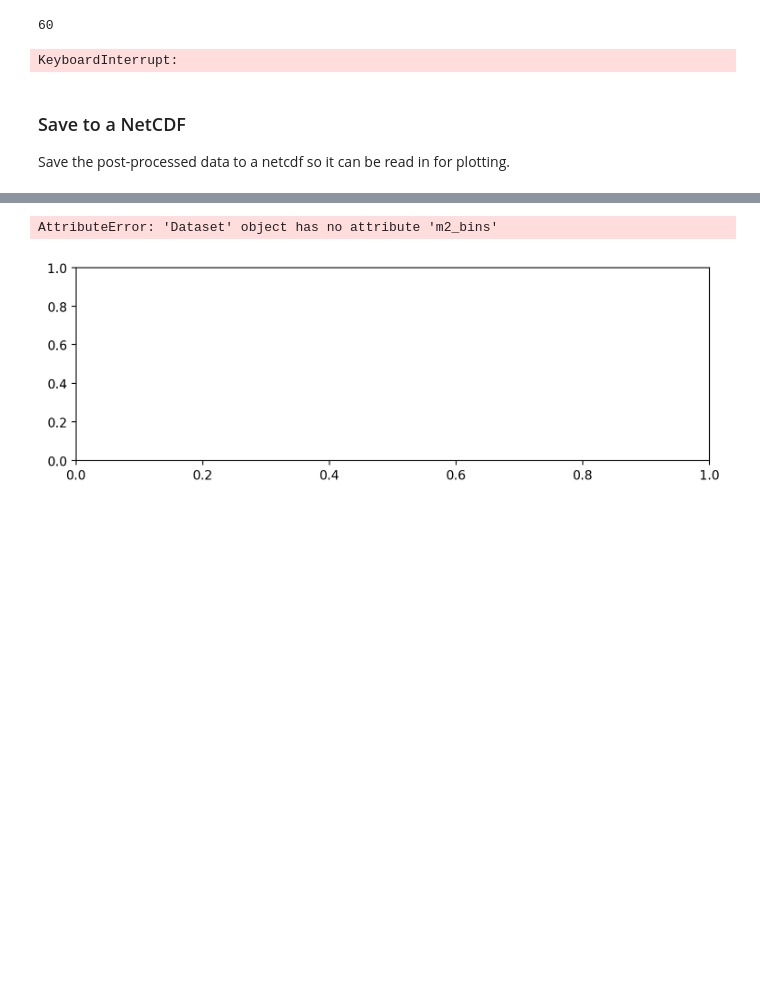
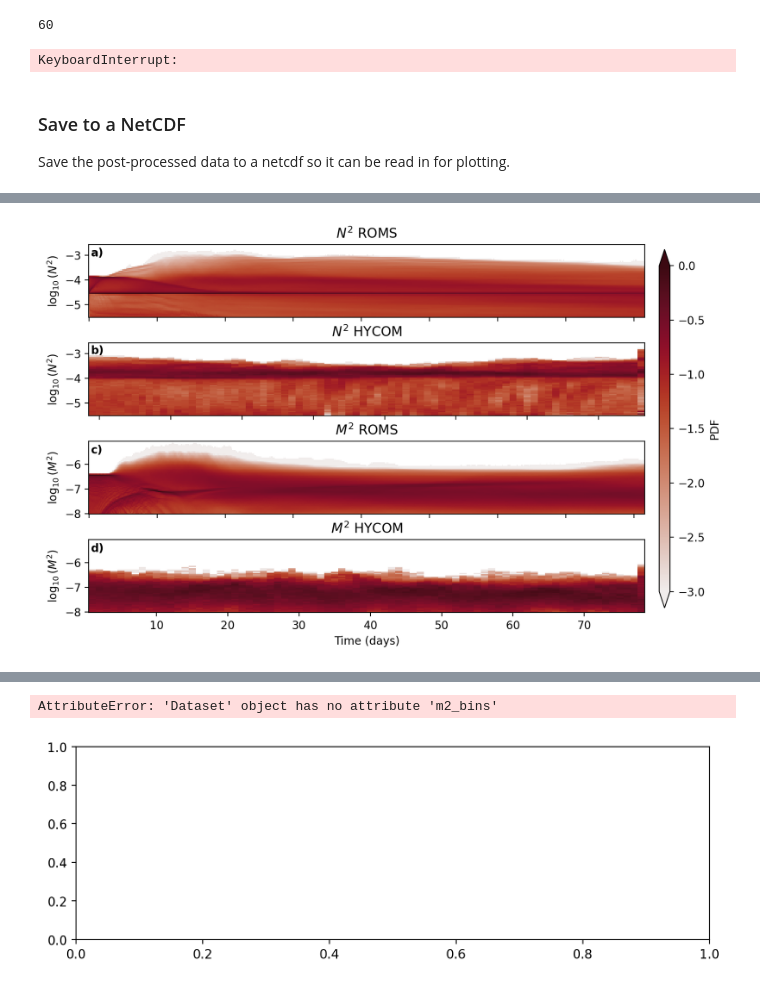
Before and after one commit to bundzis/beaufort_jet, a Jupyter notebook: Scripts/Analysis/plot_timeseries_M2_N2.ipynb, the cells around one changed output, grey strips where cells are left out. Saved outputs shown, nothing was run; the diff lists cells and outputs as text; code cells hidden in the pictures; blank space fills up the shorter version.

```diff
--- a/Scripts/Analysis/plot_timeseries_M2_N2.ipynb
+++ b/Scripts/Analysis/plot_timeseries_M2_N2.ipynb
@@ -1296,0 +1593,85 @@ plt.show()
+# %%
+# Plot the comparison?
+
+
+# Make the figure
+fig, ax = plt.subplots(4, figsize=(9, 6), dpi=200)
+
+# Plot N2 - ROMS
+p1 = ax[0].pcolormesh(
+    roms_M2_N2_u3c4_keps.ocean_time,
+    roms_M2_N2_u3c4_keps.n2_bins,
+    np.log10(roms_M2_N2_u3c4_keps.n2_pdf.T.where(roms_M2_N2_u3c4_keps.n2_pdf.T > 0)),
+    shading='auto',
+    cmap=cmo.amp,
+    vmin=-3, vmax=0
+)
+# Make a colorbar
+# cbar1 = fig.colorbar(p1, ax=ax[0], extend='both')
+# cbar1.set_label('PDF')
+
+# Plot N2 - HYCOM
+p1 = ax[1].pcolormesh(
+    salt_doy_reg1.dayofyear[288:370],
+    n2_bins[:-1],
+    np.log10(n2_pdf_hycom[288:370,:].T.where(n2_pdf_hycom[288:370,:].T > 0)),
+    shading='auto',
+    cmap=cmo.amp,
+    vmin=-3, vmax=0
+)
+# Make a colorbar
+# cbar1 = fig.colorbar(p1, ax=ax[0], extend='both')
+# cbar1.set_label('PDF')
+
+# Plot M2 - ROMS
+p2 = ax[2].pcolormesh(
+    roms_M2_N2_u3c4_keps.ocean_time,
+    roms_M2_N2_u3c4_keps.m2_bins,
+    np.log10(roms_M2_N2_u3c4_keps.m2_pdf.T.where(roms_M2_N2_u3c4_keps.m2_pdf.T > 0)),
+    shading='auto',
+    cmap=cmo.amp,
+    vmin=-3, vmax=0
+)
+
+# Plot M2 - HYCOM
+p2 = ax[3].pcolormesh(
+    salt_doy_reg1.dayofyear[288:370]-288, # to get values to show the right/in terms of days
+    m2_bins[:-1],
+    np.log10(m2_pdf_hycom[288:370,:].T.where(m2_pdf_hycom[288:370,:].T > 0)),
+    shading='auto',
+    cmap=cmo.amp,
+    vmin=-3, vmax=0
+)
+# Make a colorbar
+cbar1_ax = fig.add_axes([0.92, 0.12, 0.015, 0.75])
+cbar2 = fig.colorbar(p2, extend='both', cax=cbar1_ax)
+cbar2.set_label('PDF')
+
+ax[0].set_xticklabels('')
+ax[1].set_xticklabels('')
+ax[2].set_xticklabels('')
+ax[3].set_xlabel('Time (days)')
+ax[0].set_ylabel(r'$\log_{10}(N^2)$')
+ax[1].set_ylabel(r'$\log_{10}(N^2)$')
+ax[2].set_ylabel(r'$\log_{10}(M^2)$')
+ax[3].set_ylabel(r'$\log_{10}(M^2)$')
+#fig.text(0.06, 0.60, r'$\log_{10}(N^2)$', rotation=90)
+#fig.text(0.06, 0.20, r'$\log_{10}(M^2)$', rotation=90)
+
+# Add titles
+ax[0].set_title('$N^{2}$ ROMS')
+ax[1].set_title('$N^{2}$ HYCOM')
+ax[2].set_title('$M^{2}$ ROMS')
+ax[3].set_title('$M^{2}$ HYCOM')
+
+fig.subplots_adjust(hspace=0.35)
+
+# Add subplot labels
+fig.text(0.128, 0.855, 'a)', color='black', weight='bold')
+fig.text(0.128, 0.651, 'b)', color='black', weight='bold')
+fig.text(0.128, 0.443, 'c)', color='black', weight='bold')
+fig.text(0.128, 0.237, 'd)', color='black', weight='bold')
+
+plt.show()
+# %% [output]
+[figure, added]
```
Also changed, not shown: parts of 34 cells of this notebook.
